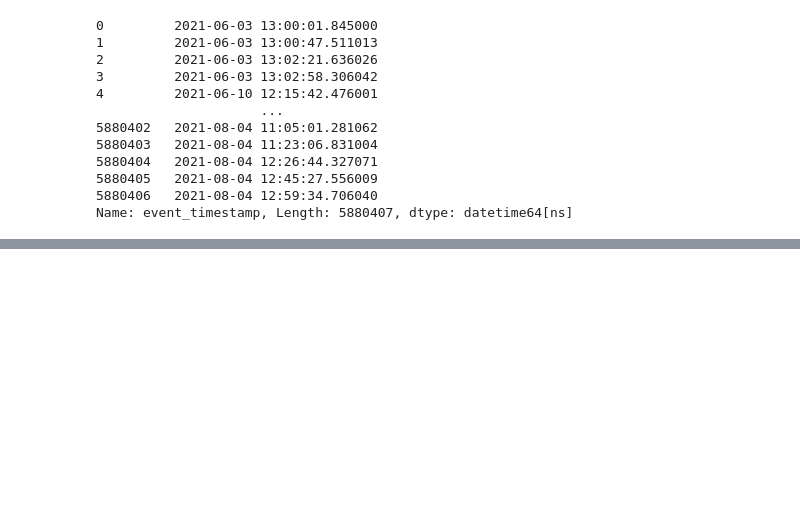
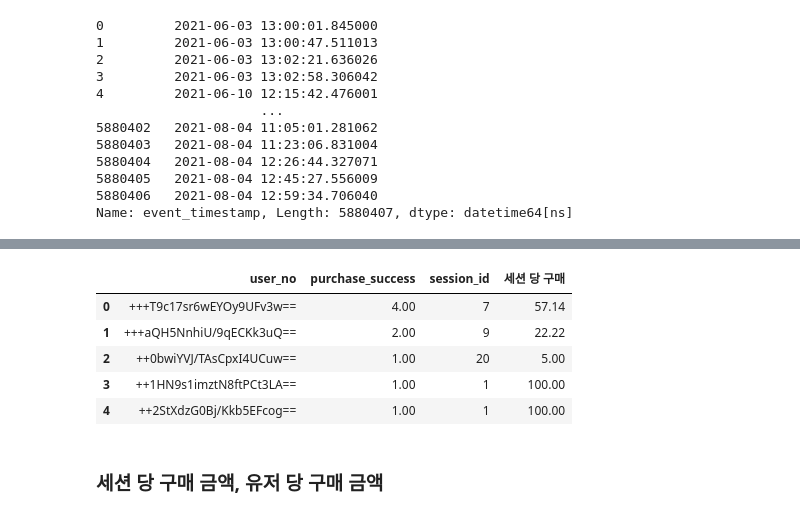
Before and after one commit to gr2edy/FastCampus_FinalProject_29cm, a Jupyter notebook: FC_FinalProject.ipynb, the cells around one changed output, grey strips where cells are left out. Cells and saved outputs as stored; diff of their text form; code cells hidden in the pictures; blank space fills up the shorter version.

```diff
--- a/FC_FinalProject.ipynb
+++ b/FC_FinalProject.ipynb
@@ -634,0 +579,10 @@ User_drop_duplicate.describe()
+# %%
+#유저 당 구매 횟수, 세션 수, 세션 당 구매(%)
+User_drop_duplicate.head()
+# %% [output]
+|  | user_no | purchase_success | session_id | 세션 당 구매 |
+| 0 | +++T9c17sr6wEYOy9UFv3w== | 4.00 | 7 | 57.14 |
+| 1 | +++aQH5NnhiU/9qECKk3uQ== | 2.00 | 9 | 22.22 |
+| 2 | ++0bwiYVJ/TAsCpxI4UCuw== | 1.00 | 20 | 5.00 |
+| 3 | ++1HN9s1imztN8ftPCt3LA== | 1.00 | 1 | 100.00 |
+| 4 | ++2StXdzG0Bj/Kkb5EFcog== | 1.00 | 1 | 100.00 |
@@ -634,0 +597,2 @@ User_drop_duplicate.describe()
+# %% [markdown]
+### 세션 당 구매 금액, 유저 당 구매 금액
```
Also changed, not shown: parts of 65 cells of this notebook.
